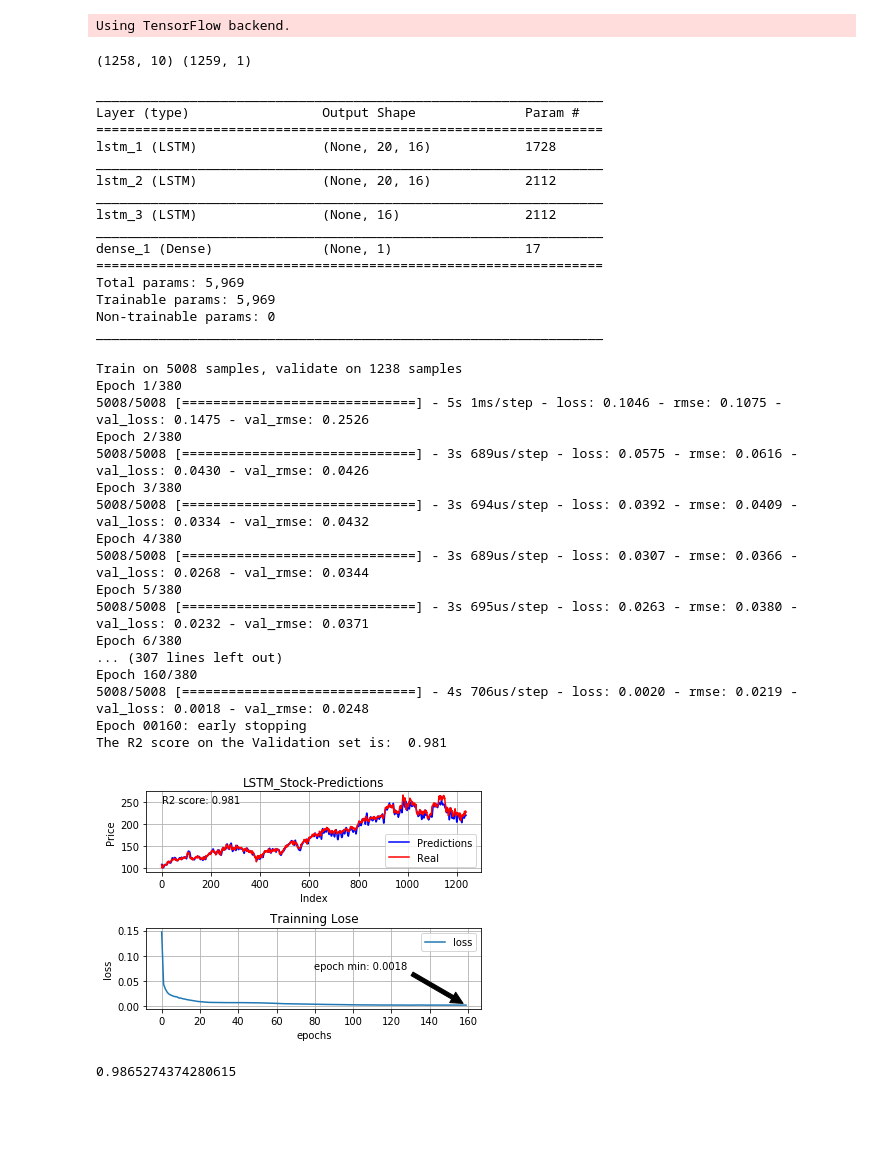
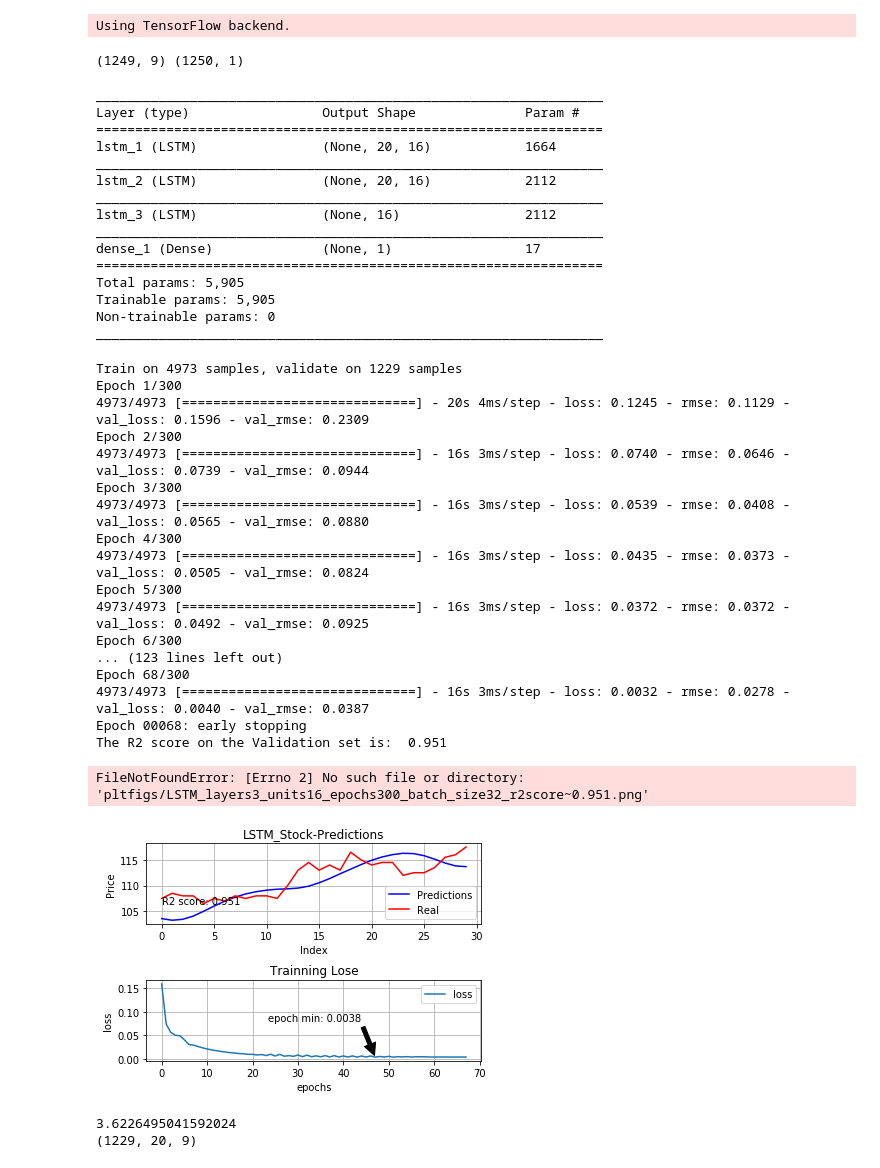
Before and after one commit to jason7830/LSTM_StockPrediction, a Jupyter notebook: LSTM_Stock.ipynb, the cells around one changed output. Saved outputs shown, nothing was run; the diff lists cells and outputs as text; code cells hidden in the pictures; blank space fills up the shorter version.

```diff
--- a/LSTM_Stock.ipynb
+++ b/LSTM_Stock.ipynb
@@ -37,14 +37,15 @@ def step_decay(epoch):
     lrate = initial_lrate * np.power(drop,np.floor((1+epoch)/epochs_drop))
     return lrate
 
-df = pd.read_csv("data/2330_indicators.csv")
+df = pd.read_csv("data/2330_indicators.csv").drop(['date'],axis=1)
 X_train = df[:-1].values
 
 y_train = df.loc[1:,['closed']].values
 X_train , Y_train , X_val , Y_val = splitData(X_train,y_train,0.8)
+ta,ta,tc,td = splitData(X_train,y_train,0.8)
 print(X_val.shape,Y_val.shape)
 # %% [output]
-(1258, 10) (1259, 1)
+(1249, 9) (1250, 1)
 # %%
 sc_X = MinMaxScaler()
 X_train_sc = sc_X.fit_transform(X_train)
@@ -67,7 +68,7 @@ for i in range(20,len(X_val_sc)):
     Y_val_steps.append(Y_val_sc[i])
 X_val , Y_val = np.array(X_val_steps) , np.array(Y_val_steps)
 # %%
-epochs = 380
+epochs = 300
 batch_size = 32
 LSTM_num = 3
 units = 16
@@ -75,13 +76,10 @@ units = 16
 model_lstm = Sequential()
 #use L2 to improve overfit
 model_lstm.add(LSTM(units,input_shape=X_train.shape[1:],activation='relu',kernel_initializer='lecun_uniform',kernel_regularizer=regularizers.l2(0.0009),return_sequences=True))
-#model_lstm.add(Dropout(0.001))
 
 model_lstm.add(LSTM(units,kernel_regularizer=regularizers.l2(0.0009),return_sequences=True))
-#model_lstm.add(Dropout(0.001))
 
 model_lstm.add(LSTM(units,kernel_regularizer=regularizers.l2(0.0009),return_sequences=False))
-#model_lstm.add(Dropout(0.001))
 
 model_lstm.add(Dense(1))
 model_lstm.summary()
@@ -90,7 +88,7 @@ model_lstm.compile(loss='mean_squared_error',optimizer="Adam",metrics=[rmse])
 _________________________________________________________________
 Layer (type)                 Output Shape              Param #
 =================================================================
-lstm_1 (LSTM)                (None, 20, 16)            1728
+lstm_1 (LSTM)                (None, 20, 16)            1664
 _________________________________________________________________
 lstm_2 (LSTM)                (None, 20, 16)            2112
 _________________________________________________________________
@@ -98,8 +96,8 @@ lstm_3 (LSTM)                (None, 16)                2112
 _________________________________________________________________
 dense_1 (Dense)              (None, 1)                 17
 =================================================================
-Total params: 5,969
-Trainable params: 5,969
+Total params: 5,905
+Trainable params: 5,905
 Non-trainable params: 0
 _________________________________________________________________
 # %%
@@ -112,61 +110,76 @@ y_train_pred_lstm = model_lstm.predict(X_train)
 r2score = r2_score(Y_val, y_pred_test_lstm)
 print("The R2 score on the Validation set is:\t{:0.3f}".format(r2score))
 # %% [output]
-Train on 5008 samples, validate on 1238 samples
-Epoch 1/380
-5008/5008 [==============================] - 5s 1ms/step - loss: 0.1046 - rmse: 0.1075 - val_loss: 0.1475 - val_rmse: 0.2526
-Epoch 2/380
-5008/5008 [==============================] - 3s 689us/step - loss: 0.0575 - rmse: 0.0616 - val_loss: 0.0430 - val_rmse: 0.0426
-Epoch 3/380
-5008/5008 [==============================] - 3s 694us/step - loss: 0.0392 - rmse: 0.0409 - val_loss: 0.0334 - val_rmse: 0.0432
-Epoch 4/380
-5008/5008 [==============================] - 3s 689us/step - loss: 0.0307 - rmse: 0.0366 - val_loss: 0.0268 - val_rmse: 0.0344
-Epoch 5/380
-5008/5008 [==============================] - 3s 695us/step - loss: 0.0263 - rmse: 0.0380 - val_loss: 0.0232 - val_rmse: 0.0371
-Epoch 6/380
-... (307 lines left out)
-Epoch 160/380
-5008/5008 [==============================] - 4s 706us/step - loss: 0.0020 - rmse: 0.0219 - val_loss: 0.0018 - val_rmse: 0.0248
-Epoch 00160: early stopping
-The R2 score on the Validation set is:  0.981
+Train on 4973 samples, validate on 1229 samples
+Epoch 1/300
+4973/4973 [==============================] - 20s 4ms/step - loss: 0.1245 - rmse: 0.1129 - val_loss: 0.1596 - val_rmse: 0.2309
+Epoch 2/300
+4973/4973 [==============================] - 16s 3ms/step - loss: 0.0740 - rmse: 0.0646 - val_loss: 0.0739 - val_rmse: 0.0944
+Epoch 3/300
+4973/4973 [==============================] - 16s 3ms/step - loss: 0.0539 - rmse: 0.0408 - val_loss: 0.0565 - val_rmse: 0.0880
+Epoch 4/300
+4973/4973 [==============================] - 16s 3ms/step - loss: 0.0435 - rmse: 0.0373 - val_loss: 0.0505 - val_rmse: 0.0824
+Epoch 5/300
+4973/4973 [==============================] - 16s 3ms/step - loss: 0.0372 - rmse: 0.0372 - val_loss: 0.0492 - val_rmse: 0.0925
+Epoch 6/300
+... (123 lines left out)
+Epoch 68/300
+4973/4973 [==============================] - 16s 3ms/step - loss: 0.0032 - rmse: 0.0278 - val_loss: 0.0040 - val_rmse: 0.0387
+Epoch 00068: early stopping
+The R2 score on the Validation set is:  0.951
 # %%
 val_loss = history.history['val_loss']
 
 plt.figure(1)
 plt.subplot(211)
-plt.plot(sc_Y.inverse_transform(y_pred_test_lstm),'b',label='Predictions')
-plt.plot(sc_Y.inverse_transform(Y_val),'r',label='Real')
+plt.plot(sc_Y.inverse_transform(y_pred_test_lstm[:30]),'b',label='Predictions')
+plt.plot(sc_Y.inverse_transform(Y_val[:30]),'r',label='Real')
 plt.title('LSTM_Stock-Predictions',)
 plt.xlabel('Index')
 plt.ylabel('Price')
 score = "{:0.3f}".format(r2score)
 plt.text(0,plt.ylim()[1]*0.9,'R2 score: '+ score)
 plt.legend(loc='lower right')
 
 
 plt.grid(True)
 
 
 plt.subplot(212)
 plt.title("Trainning Lose")
 plt.xlabel("epochs")
 plt.ylabel("loss")
 plt.plot(val_loss,label='loss')
 plt.legend(loc='upper right')
 notate_xy = [np.argmin(val_loss),np.min(val_loss)]
 plt.annotate('epoch min: {:0.4f}'.format(notate_xy[1]), xy=notate_xy, xytext=(np.argmin(val_loss)*0.5, np.max(val_loss)*0.5),arrowprops=dict(facecolor='black', shrink=0.05),)
 plt.grid(True)
 plt.subplots_adjust(hspace=0.7)
 saveName = 'LSTM_layers'+str(LSTM_num)+'_units'+str(units)+'_epochs'+str(epochs)+'_batch_size'+str(batch_size)+'_r2score~'+str(score)
 plt.savefig('pltfigs/'+saveName+'.png',dpi=200)
 plt.show()
 # %% [output]
+FileNotFoundError: [Errno 2] No such file or directory: 'pltfigs/LSTM_layers3_units16_epochs300_batch_size32_r2score~0.951.png'
-[figure, old version]
+[figure, new version]
 # %%
 model_lstm.save(saveName+'.h5')
 # %%
 def rmse(val , pred):
     return np.mean(np.divide(pred,val))
 print(str(rmse(Y_val,y_pred_test_lstm)))
-# %% [output]
-0.9865274374280615
+# %%
+a = sc_Y.inverse_transform(y_pred_test_lstm)
+b = sc_Y.inverse_transform(Y_val)
+def unperiods(data,days=20):
+    l = []
+    for a in data:
+        l.extend(a)
+    return l
+
+print(np.mean(np.abs(a-b)/b)*100)
+a = unperiods(a)
+b = unperiods(b)
+print(X_val.shape)
+# %% [output]
+3.6226495041592024
+(1229, 20, 9)
```
Also changed, not shown: parts of 2 cells of this notebook, 30 other files.
